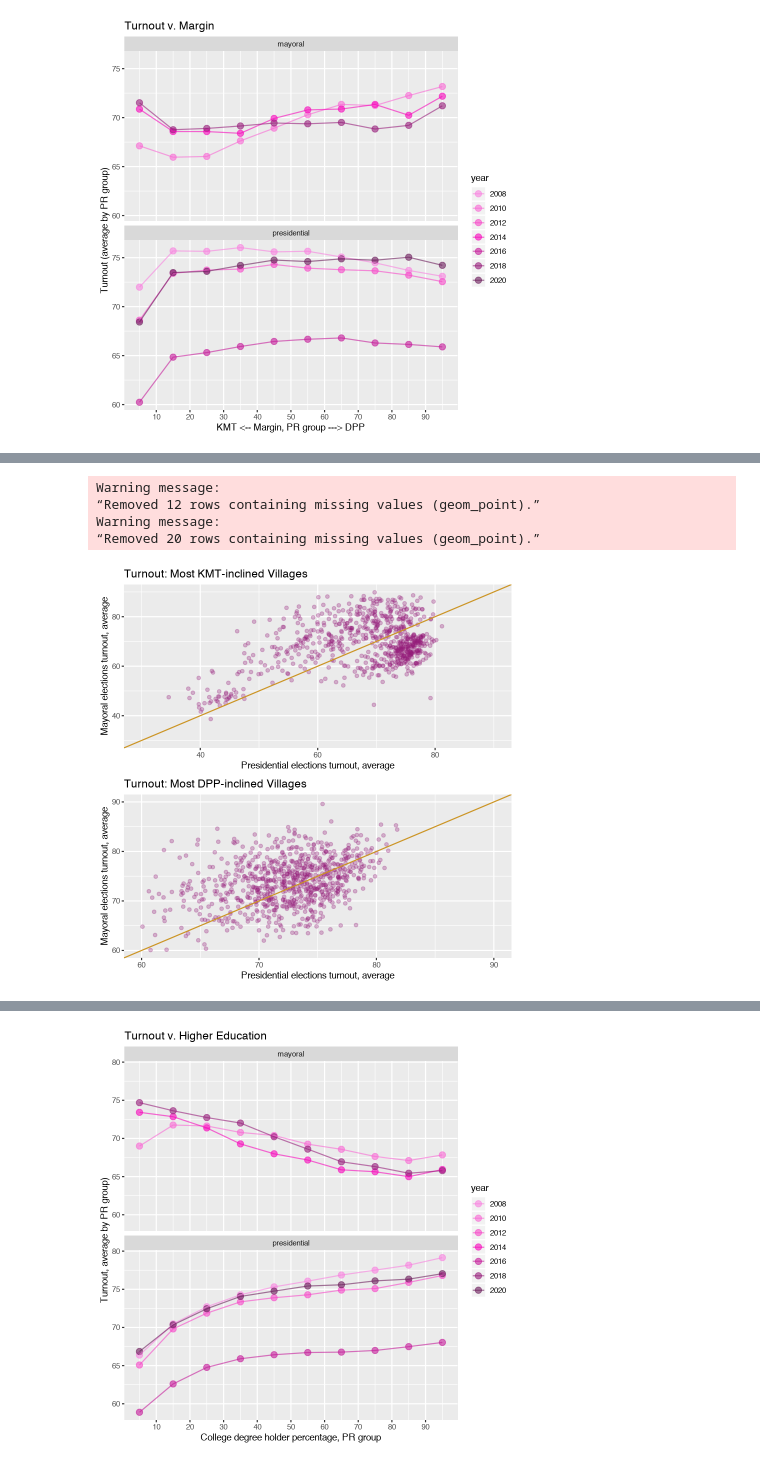
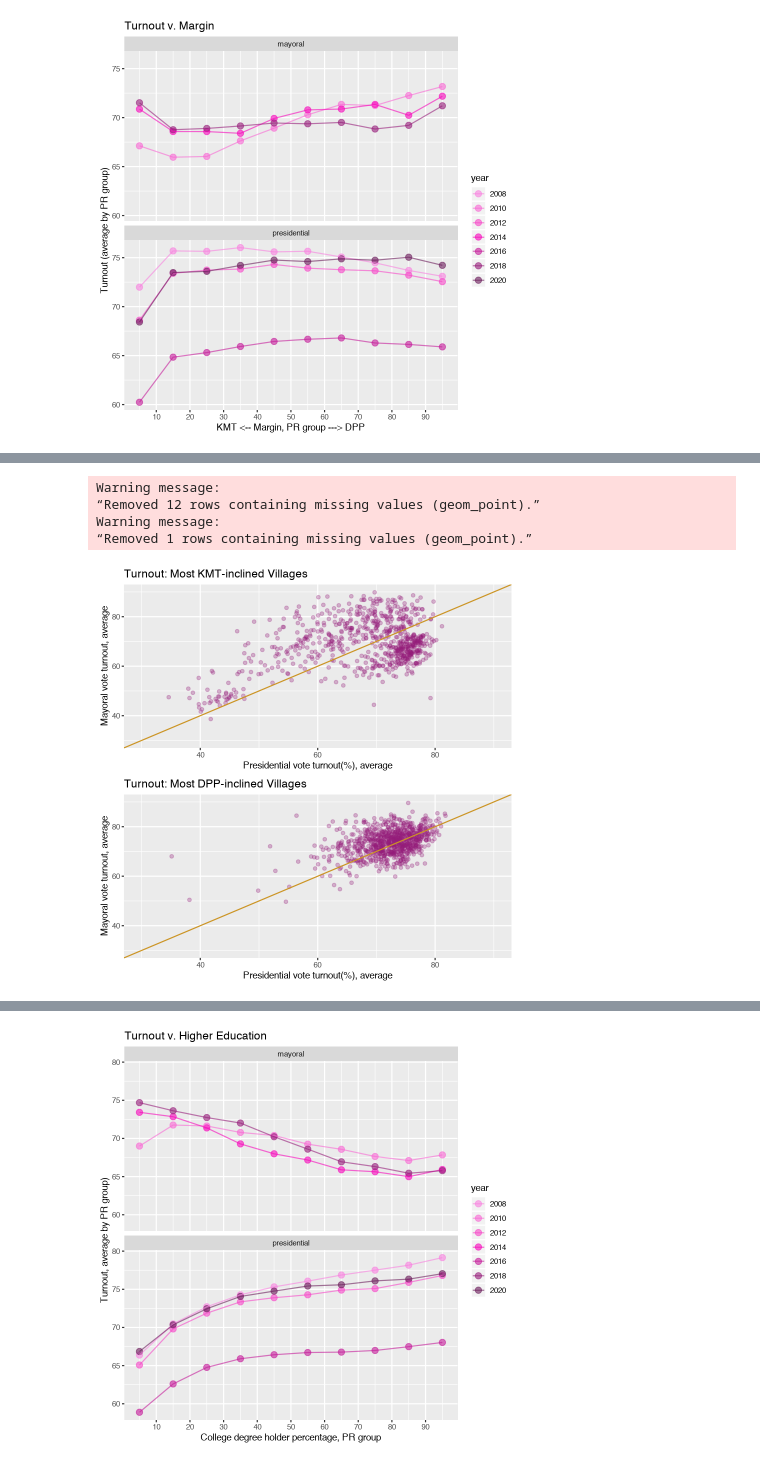
Before and after one commit to missmoss/vote-blog, a Jupyter notebook: _notebooks/2020-03-24-turnout-R.ipynb, the cells around one changed output, grey strips where cells are left out. Saved outputs shown, nothing was run; the diff lists cells and outputs as text; code cells hidden in the pictures.

Commit message:
turnout: article draft

```diff
--- a/_notebooks/2020-03-24-turnout-R.ipynb
+++ b/_notebooks/2020-03-24-turnout-R.ipynb
@@ -53,34 +75,33 @@ ggplot(margin_pr, aes(x = margin_pr_interval_by_year, y = avg_turnout, color = y
 # %%
 # collapse-hide
 mayoral_presidential_turnout_KMT <- margin_records %>%
   filter(margin_pr < 10) %>%
-  drop_na() %>%
   ggplot() +
   geom_point(aes(x = presidential, y = mayoral), alpha = 0.3, color = "#961d7a") +
   geom_abline(intercept = 0, slope = 1, color = "#CC9423") +
   xlim(c(30, 90)) +
   ylim(c(30, 90)) +
   labs(title = "Turnout: Most KMT-inclined Villages",
-       x = "Presidential elections turnout, average",
-       y = "Mayoral elections turnout, average")
+       x = "Presidential vote turnout(%), average",
+       y = "Mayoral vote turnout, average")
 
 mayoral_presidential_turnout_DPP <- margin_records %>%
   filter(margin_pr >= 90) %>%
   drop_na() %>%
   ggplot() +
   geom_point(aes(x = presidential, y = mayoral), alpha = 0.3, color = "#961d7a") +
   geom_abline(intercept = 0, slope = 1, color = "#CC9423") +
-  xlim(c(60, 90)) +
-  ylim(c(60, 90)) +
+  xlim(c(30, 90)) +
+  ylim(c(30, 90)) +
   labs(title = "Turnout: Most DPP-inclined Villages",
-       x = "Presidential elections turnout, average",
-       y = "Mayoral elections turnout, average")
+       x = "Presidential vote turnout(%), average",
+       y = "Mayoral vote turnout, average")
 
 grid.arrange(mayoral_presidential_turnout_KMT,
              mayoral_presidential_turnout_DPP, nrow=2)
 # %% [output]
 Warning message:
 “Removed 12 rows containing missing values (geom_point).”
 Warning message:
-“Removed 20 rows containing missing values (geom_point).”
+“Removed 1 rows containing missing values (geom_point).”
-[figure, old version]
+[figure, new version]
```
Also changed, not shown: parts of 9 cells of this notebook.
